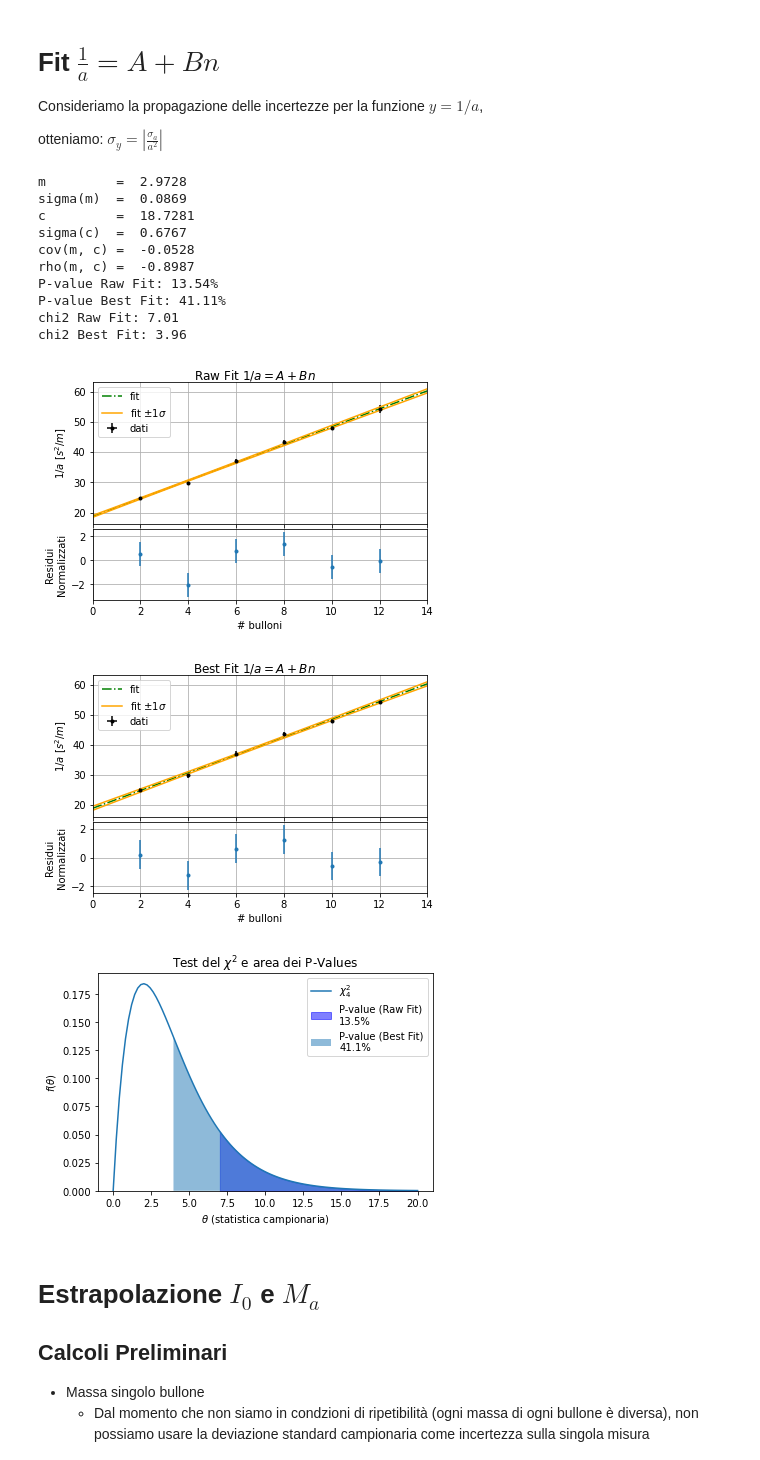
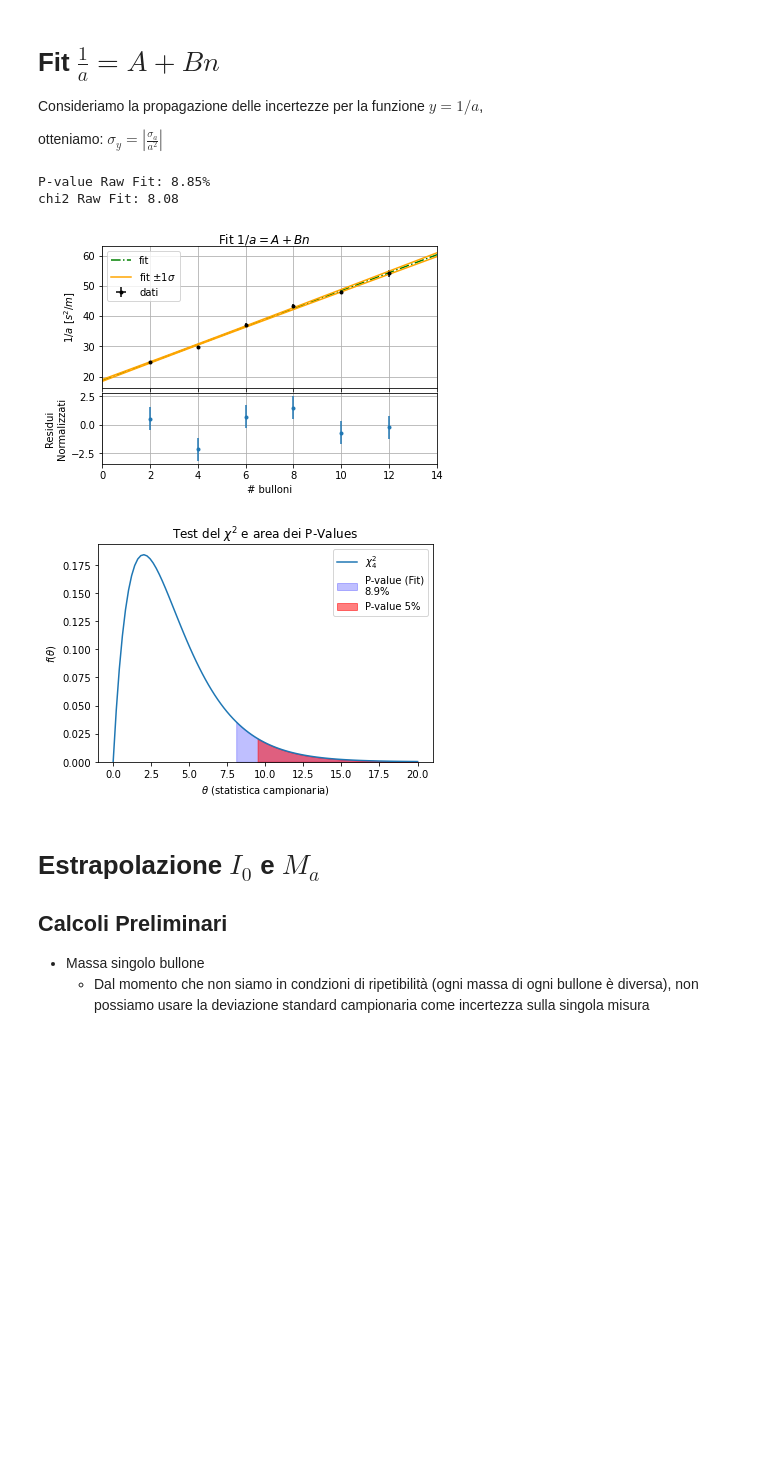
Before and after one commit to unTipicoCapodoglio/prova5, a Jupyter notebook: analisi5b.ipynb, the cells around one changed output. Cells and saved outputs as stored; diff of their text form; code cells hidden in the pictures; blank space fills up the shorter version.

```diff
--- a/analisi5b.ipynb
+++ b/analisi5b.ipynb
@@ -136,61 +141,54 @@ otteniamo: $\sigma_y=|\frac{\sigma_a}{a^2}|$
 n = np.array([2,4,6,8,10,12])
 y = 1/a
 sigma_y = abs(sigma_a/a**2)
-m1, sigma_m1, c1, sigma_c1, cov1, rho1 = lf.lin_fit(n,y,sigma_y, res=True,verbose=False, xlabel='# bulloni', ylabel='$1/a~[s^2/m]$', title='Raw Fit $1/a=A+Bn$')
+m1, sigma_m1, c1, sigma_c1, cov1, rho1 = lf.lin_fit(n,y,sigma_y, res=True,verbose=False, xlabel='# bulloni', ylabel='$1/a~[s^2/m]$', title='Fit $1/a=A+Bn$', name='fig5b/bulloniRawFit.pdf', save=True)
 
 
 # Test del chi2
 nu = 4
 chi2_raw = np.sum(((y-m1*n-c1)/sigma_y)**2)
 Pv_raw, trash = integrate.quad(chi2.pdf, chi2_raw, np.inf,args=[nu]) #trash è l'incertezza dovuta all'integrazione
 
 #Poiché il P-Value è basso si decide di stimare a posteriori
 
 # Stima posteriori
-sigma_y_new_scalar = np.sqrt(np.sum((y-(m1*n+c1))**2)/4)
-sigma_y_new = np.full(6, sigma_y_new_scalar)
+#sigma_y_new_scalar = np.sqrt(np.sum((y-(m1*n+c1))**2)/4)
+#sigma_y_new = np.full(6, sigma_y_new_scalar)
 
 # Best Fit (chiamo i risultati di questo fit con m2, sigma_m2, c2 ...)
-m2, sigma_m2, c2, sigma_c2, cov2, rho2 = lf.lin_fit(n,y,sigma_y_new, res=True,verbose=True, xlabel='# bulloni', ylabel='$1/a~[s^2/m]$', title='Best Fit $1/a=A+Bn$')
-chi2_best = np.sum(((y-m2*n-c2)/sigma_y_new)**2)
-Pv_best, trash = integrate.quad(chi2.pdf, chi2_best, np.inf,args=[nu])
+#m2, sigma_m2, c2, sigma_c2, cov2, rho2 = lf.lin_fit(n,y,sigma_y_new, res=True,verbose=True, xlabel='# bulloni', ylabel='$1/a~[s^2/m]$', title='Best Fit $1/a=A+Bn$',name='fig5b/bulloniBestFit.pdf', save=True)
+#chi2_best = np.sum(((y-m2*n-c2)/sigma_y_new)**2)
+#Pv_best, trash = integrate.quad(chi2.pdf, chi2_best, np.inf,args=[nu])
 
 
 # Grafico chi2
 plt.figure()
 x = np.linspace(0,20,100)
 plt.plot(x, chi2.pdf(x,df=nu), label = '$ \chi^2_4$')
 plt.ylim(0)
 plt.title('Test del $\chi^2$ e area dei P-Values')
 x_color_raw = np.linspace(chi2_raw, 20, 100)
-x_color_best = np.linspace(chi2_best, 20, 100)
-plt.fill_between(x_color_raw, 0, chi2.pdf(x_color_raw, nu), label='P-value (Raw Fit)\n'+"{:.1%}".format(Pv_raw), alpha = 0.5, color = 'blue')
-plt.fill_between(x_color_best, 0, chi2.pdf(x_color_best, nu), label='P-value (Best Fit)\n'+"{:.1%}".format(Pv_best), alpha = 0.5)
+#x_color_best = np.linspace(chi2_best, 20, 100)
+x_color_critic = np.linspace(9.49, 20, 100)
+plt.fill_between(x_color_raw, 0, chi2.pdf(x_color_raw, nu), label='P-value (Fit)\n'+"{:.1%}".format(Pv_raw), alpha = 0.25, color = 'blue')
+#plt.fill_between(x_color_best, 0, chi2.pdf(x_color_best, nu), label='P-value (Best Fit)\n'+"{:.1%}".format(Pv_best), alpha = 0.5)
+plt.fill_between(x_color_critic, 0, chi2.pdf(x_color_critic,nu), label='P-value 5%', color='red', alpha=0.5)
 plt.xlabel('$\\theta$ (statistica campionaria)')
 plt.ylabel('$f(\\theta)$')
 plt.legend()
 plt.savefig('fig5b/chi2.pdf')
 
 # stampe
 print("P-value Raw Fit: {:.2%}".format(Pv_raw))
-print("P-value Best Fit: {:.2%}".format(Pv_best))
+#print("P-value Best Fit: {:.2%}".format(Pv_best))
 print("chi2 Raw Fit: {:.2f}".format(chi2_raw))
-print("chi2 Best Fit: {:.2f}".format(chi2_best))
+#print("chi2 Best Fit: {:.2f}".format(chi2_best))
 #non ho idea di quante cifre significative ci vadano per questi chi2
 # %% [output]
-m         =  2.9728
-sigma(m)  =  0.0869
-c         =  18.7281
-sigma(c)  =  0.6767
-cov(m, c) =  -0.0528
-rho(m, c) =  -0.8987
-P-value Raw Fit: 13.54%
-P-value Best Fit: 41.11%
-chi2 Raw Fit: 7.01
-chi2 Best Fit: 3.96
+P-value Raw Fit: 8.85%
+chi2 Raw Fit: 8.08
-[figure, old version]
+[figure, new version]
-[figure, old version]
+[figure, new version]
-[figure, removed]
 # %% [markdown]
 # Estrapolazione $I_0$ e $M_a$
 ## Calcoli Preliminari
```
Also changed, not shown: parts of 10 cells of this notebook, 19 other files.
